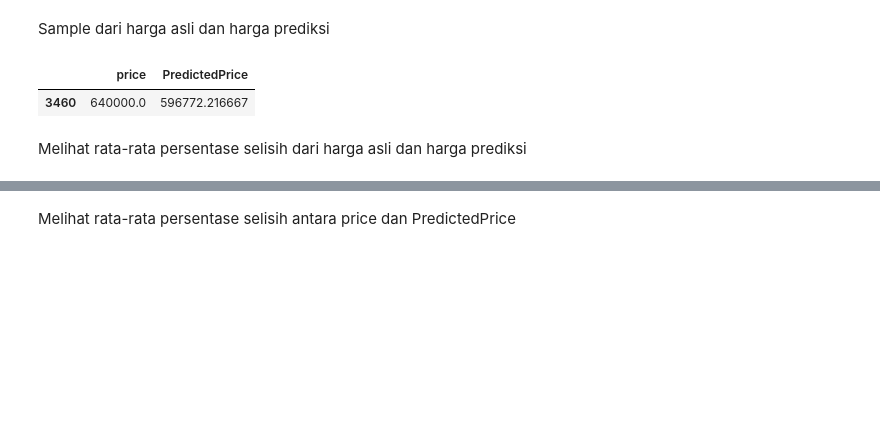
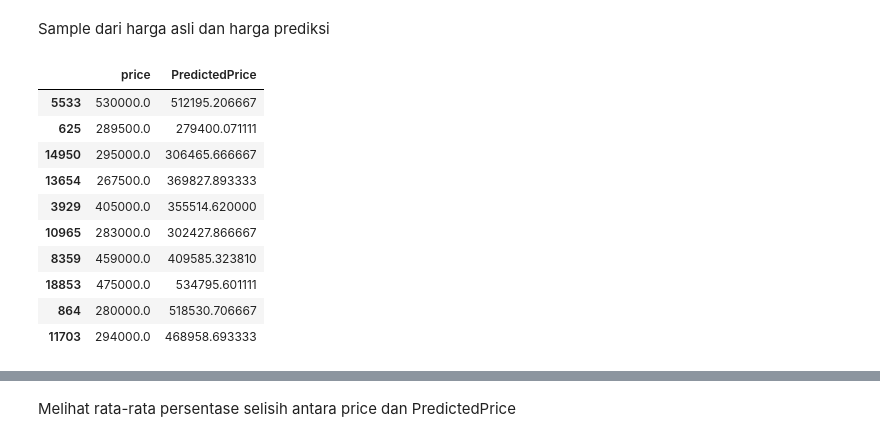
Before and after one commit to GilangAgungS/house-prediction-fix1, a Jupyter notebook: latian_PrediksiHargaRumah new.ipynb, the cells around one changed output, grey strips where cells are left out. Saved outputs shown, nothing was run; the diff lists cells and outputs as text; code cells hidden in the pictures; blank space fills up the shorter version.

```diff
--- a/latian_PrediksiHargaRumah new.ipynb
+++ b/latian_PrediksiHargaRumah new.ipynb
@@ -260,3 +265,6 @@ Mengubah nilai 33 pada kolom 'bedroom' menjadi 3
 # %%
 #mengubah nilai 33 pada kolom 'bedroom' menjadi 3
-dataFrame['bedrooms'] = dataFrame['bedrooms'].replace(33, 3)
+#dataFrame['bedrooms'] = dataFrame['bedrooms'].replace(33, 3)
+
+#menghapus data dengan 'bedrooms' dengan nilai 33
+dataFrame = dataFrame[dataFrame['bedrooms'] != 33]
@@ -594,7 +586,7 @@ Membuat variabel 'X' sebagai variabel independen, variabel diambil dari data yan
 Variabel 'y' berisi variabel 'price' sebagai variabel dependen
 # %%
 # X(Independent variables) and y(target variables)
-X = dataFrame[['bedrooms', 'bathrooms', 'sqft_living', 'grade', 'sqft_above', 'yr_built', 'floors']]
+X = dataFrame[['bedrooms', 'bathrooms', 'sqft_living', 'floors', 'grade', 'sqft_above', 'sqft_living15', 'yr_built']]
 y = dataFrame['price']
 # %%
 X
@@ -714,7 +734,7 @@ Name: price, Length: 6484, dtype: float64
 #### Linear Regression
 # %%
 #menggunakan model linear regression
-from sklearn.linear_model import LinearRegression
+#from sklearn.linear_model import LinearRegression
 
-linReg = LinearRegression()
-linReg.fit(X_train, y_train)
+#linReg = LinearRegression()
+#linReg.fit(X_train, y_train)
@@ -728,7 +744,7 @@ akurasi dengan data train: 61.79410853305134
 #### Gradient Boosting Regression
 # %%
 #menggunakan model gradient boosting regressor
-from sklearn.ensemble import GradientBoostingRegressor
+#from sklearn.ensemble import GradientBoostingRegressor
 
-GBR = GradientBoostingRegressor(random_state=50, n_estimators=300)
-GBR.fit(X_train, y_train)
+#GBR = GradientBoostingRegressor(random_state=50, n_estimators=300)
+#GBR.fit(X_train, y_train)
@@ -821,14 +832,21 @@ Sample dari harga asli dan harga prediksi
 # %%
 # Sample dari harga asli dan harga prediksi
 y_pred = RFG.predict(X_test)
 y_df = pd.DataFrame(y_test)
 y_df['PredictedPrice']=y_pred
-y_df.sample()
+y_df.head(10)
 # %% [output]
 |  | price | PredictedPrice |
-| 3460 | 640000.0 | 596772.216667 |
+| 5533 | 530000.0 | 512195.206667 |
+| 625 | 289500.0 | 279400.071111 |
+| 14950 | 295000.0 | 306465.666667 |
+| 13654 | 267500.0 | 369827.893333 |
+| 3929 | 405000.0 | 355514.620000 |
+| 10965 | 283000.0 | 302427.866667 |
+| 8359 | 459000.0 | 409585.323810 |
+| 18853 | 475000.0 | 534795.601111 |
+| 864 | 280000.0 | 518530.706667 |
+| 11703 | 294000.0 | 468958.693333 |
-# %% [markdown]
-Melihat rata-rata persentase selisih dari harga asli dan harga prediksi
 # %%
 y_df
 # %% [output]
```
Also changed, not shown: parts of 86 cells of this notebook.
